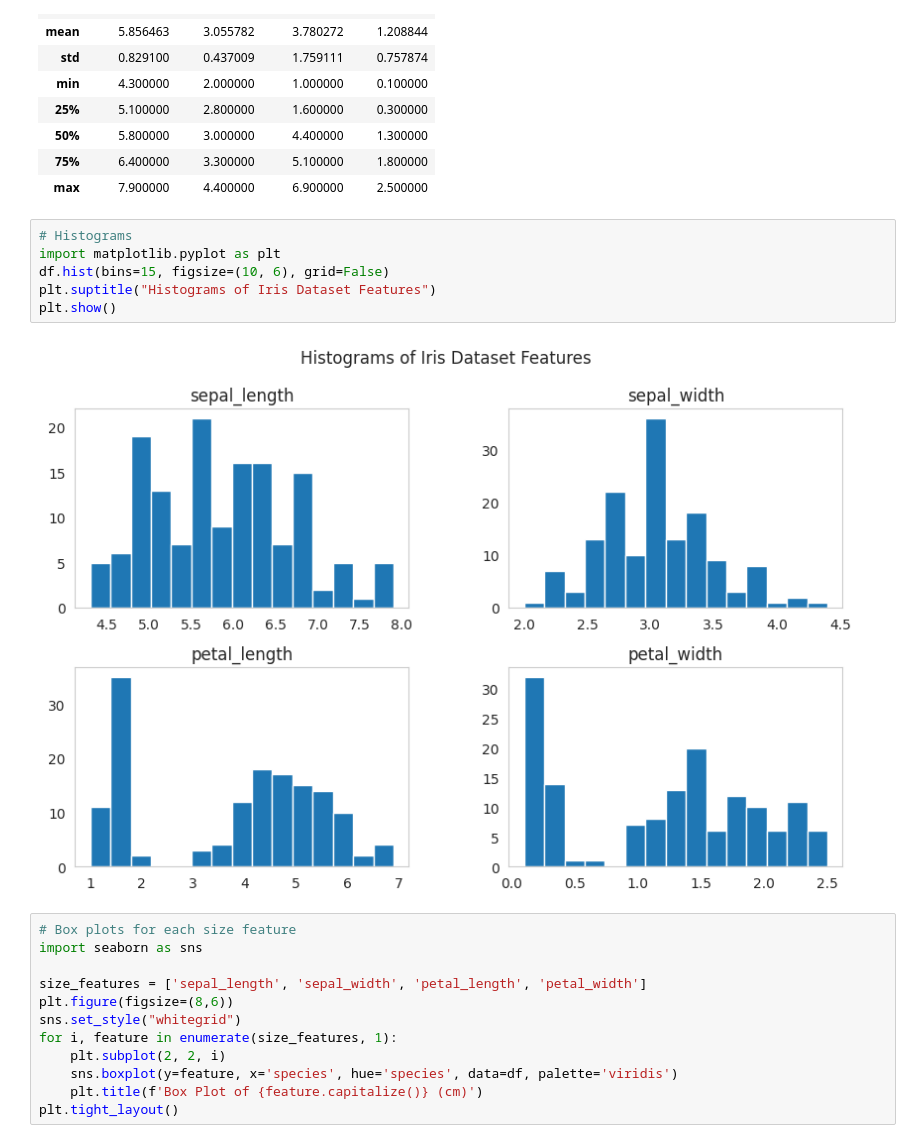
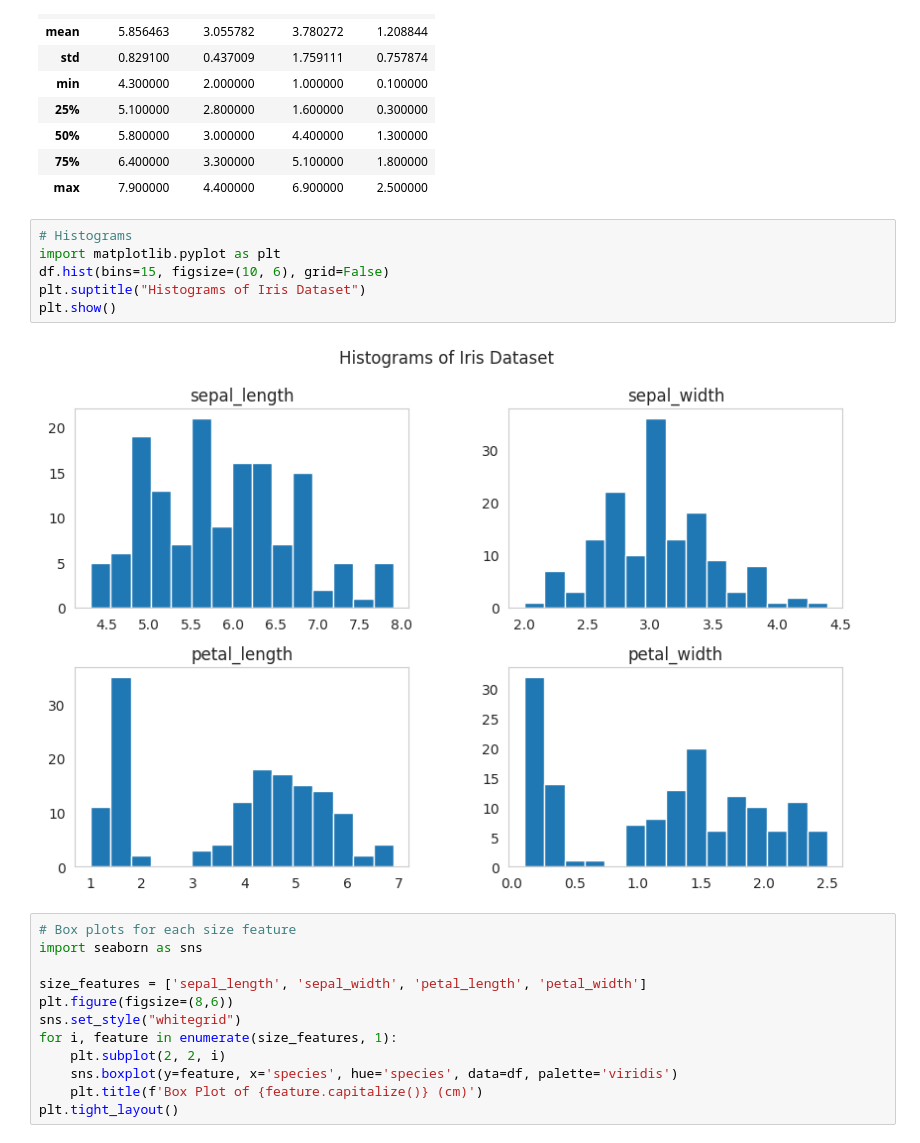
Before and after one commit to Shakiran-Nannyombi/CodvedaTechnologies_Internship, a Jupyter notebook: level1/iris.ipynb, the cells around one changed output. Saved outputs shown, nothing was run; the diff lists cells and outputs as text.

```diff
--- a/level1/iris.ipynb
+++ b/level1/iris.ipynb
@@ -129,11 +133,11 @@ df.describe()
 # %%
 # Histograms
 import matplotlib.pyplot as plt
 df.hist(bins=15, figsize=(10, 6), grid=False)
-plt.suptitle("Histograms of Iris Dataset Features")
+plt.suptitle("Histograms of Iris Dataset")
 plt.show()
 # %% [output]
-[figure, old version]
+[figure, new version]
 # %%
 # Box plots for each size feature
 import seaborn as sns
```
Also changed, not shown: parts of 3 cells of this notebook, 3 other files.
